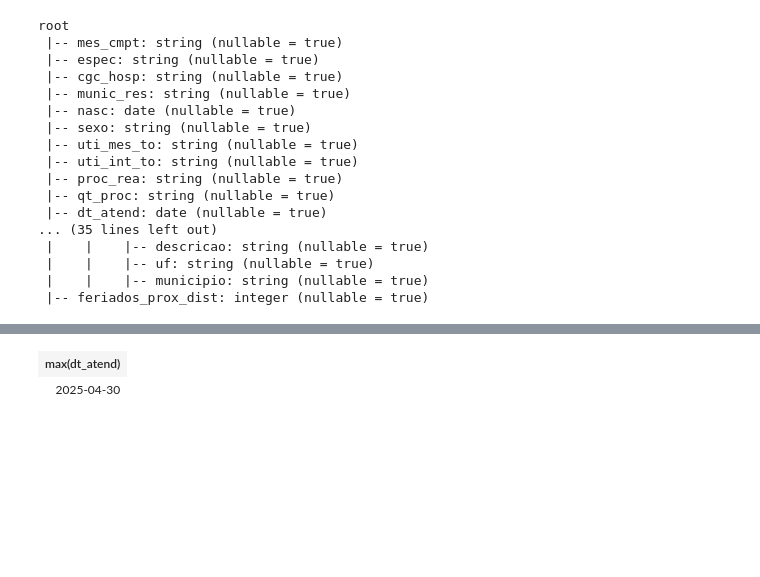
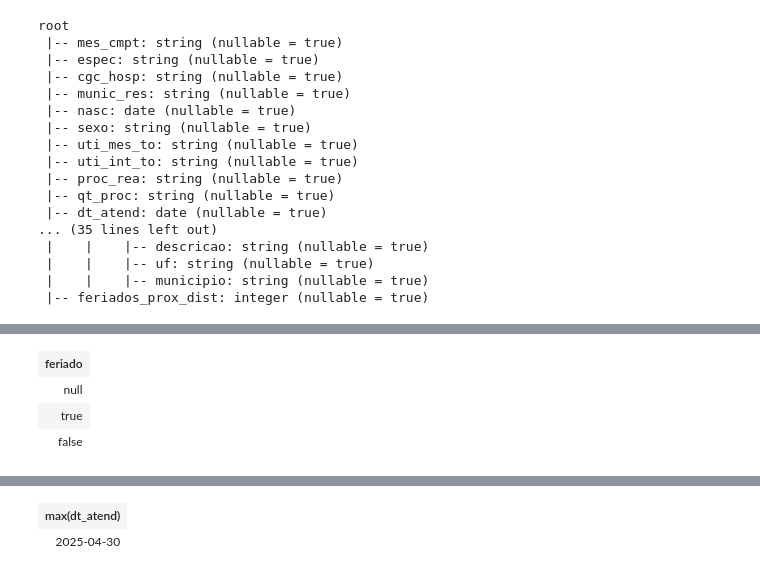
Before and after one commit to luizhenriquemm/spark-lab, a Jupyter notebook: data/jupyter/tcc/processamento_bases/stage_ciha_step1.ipynb, the cells around one changed output, grey strips where cells are left out. Cells and saved outputs as stored; diff of their text form; code cells hidden in the pictures; blank space fills up the shorter version.

```diff
--- a/data/jupyter/tcc/processamento_bases/stage_ciha_step1.ipynb
+++ b/data/jupyter/tcc/processamento_bases/stage_ciha_step1.ipynb
@@ -655,0 +630,7 @@ df_u.filter("feriado is true and feriados_prox_dist > 0")
+# %%
+df_u.select("feriado").distinct()
+# %% [output]
+| feriado |
+| null |
+| true |
+| false |
```
Also changed, not shown: parts of 37 cells of this notebook, 1 other file.
